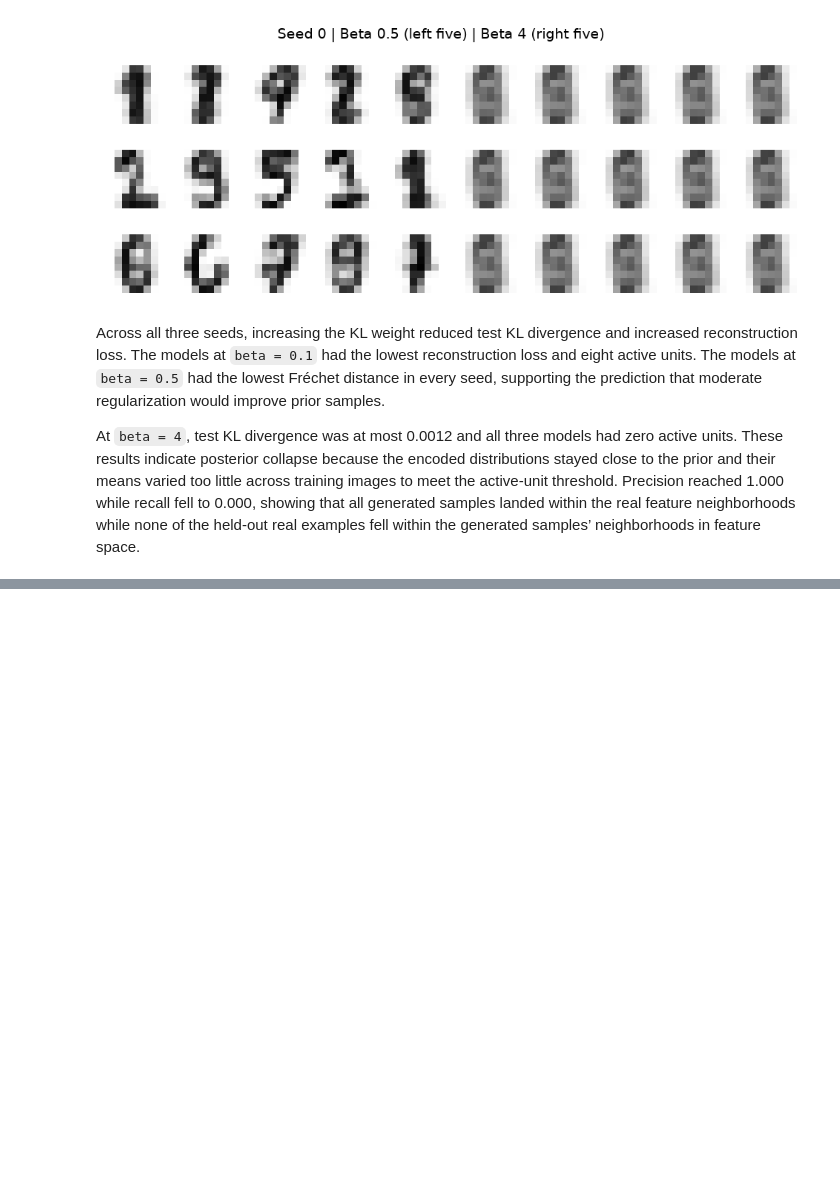
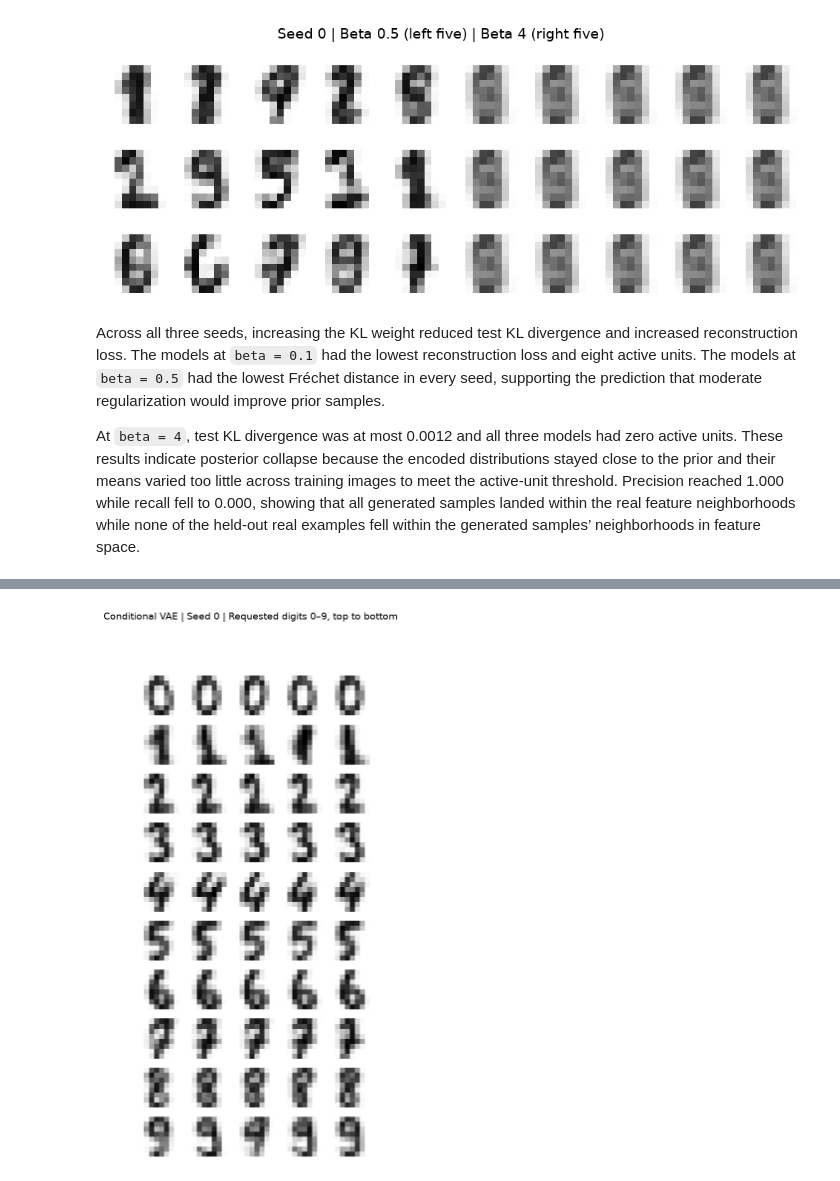
Before and after one commit to dancmartin11/aigc-5500-lab-07-latent-spaces, a Jupyter notebook: daniel_alejandro_castillo_martin_LAB7.ipynb, the cells around one changed output, grey strips where cells are left out. Saved outputs shown, nothing was run; the diff lists cells and outputs as text; code cells hidden in the pictures; blank space fills up the shorter version.

Commit message:
Evaluate latent interpolation and conditional generation

```diff
--- a/daniel_alejandro_castillo_martin_LAB7.ipynb
+++ b/daniel_alejandro_castillo_martin_LAB7.ipynb
@@ -380,0 +451,30 @@ At `beta = 4`, test KL divergence was at most 0.0012 and all three models had ze
+# %%
+# Reload the conditional VAE module
+reload(cvae_module)
+
+# Create a list to store the conditioning rows and a dictionary to store the conditional samples by seed
+conditioning_rows = []
+conditional_samples_by_seed = {}
+
+# Train the conditional VAE for each seed
+for seed in TRAINING_SEEDS:
+    torch.manual_seed(seed)
+    # Initialize the conditional VAE
+    model = cvae_module.ConditionalVAE(input_dim = INPUT_DIM, hidden_dim = HIDDEN_DIM, latent_dim = LATENT_DIM, n_classes = N_CLASSES)
+    # Train the conditional VAE
+    S.train(model, cvae_module.conditional_vae_loss, x_train, y = train_labels_one_hot, epochs = EPOCHS, lr = LEARNING_RATE, batch_size = BATCH_SIZE, seed = seed)
+    # Evaluate the conditional VAE for the current seed
+    match_rates, class_counts, samples = cvae_module.evaluate_conditioning(model, matched_models[seed][1], feature_net, LATENT_DIM, seed, n_classes = N_CLASSES)
+    conditional_samples_by_seed[seed] = samples
+
+    for digit in range(N_CLASSES):
+        conditioning_rows.append({
+            'Seed': seed,
+            'Digit': digit,
+            'Conditional match rate': match_rates[digit].item(),
+            'Unconditional count': class_counts[digit].item()
+            })
+
+# Create a DataFrame from the conditioning rows and show formatted for display
+conditioning_df = pd.DataFrame(conditioning_rows)
+conditioning_df.style.format({'Conditional match rate': '{:.1%}',}).hide(axis = 'index')
@@ -380,0 +499,11 @@ At `beta = 4`, test KL divergence was at most 0.0012 and all three models had ze
+# %%
+# Create a grid of the conditional samples
+conditional_grid = conditional_samples_by_seed[0].reshape(N_CLASSES, 200, INPUT_DIM)[:, :5].reshape(-1, INPUT_DIM)
+# Define the path to save the grid
+conditional_path = figure_dir / 'conditional_prior_samples.png'
+# Save the grid
+S.save_grid(conditional_grid, conditional_path, ncols = 5, title = 'Conditional VAE | Seed 0 | Requested digits 0–9, top to bottom')
+# Display the image
+Image(filename = str(conditional_path))
+# %% [output]
+[figure, added]
```
Also changed, not shown: parts of 14 cells of this notebook, 3 other files.
